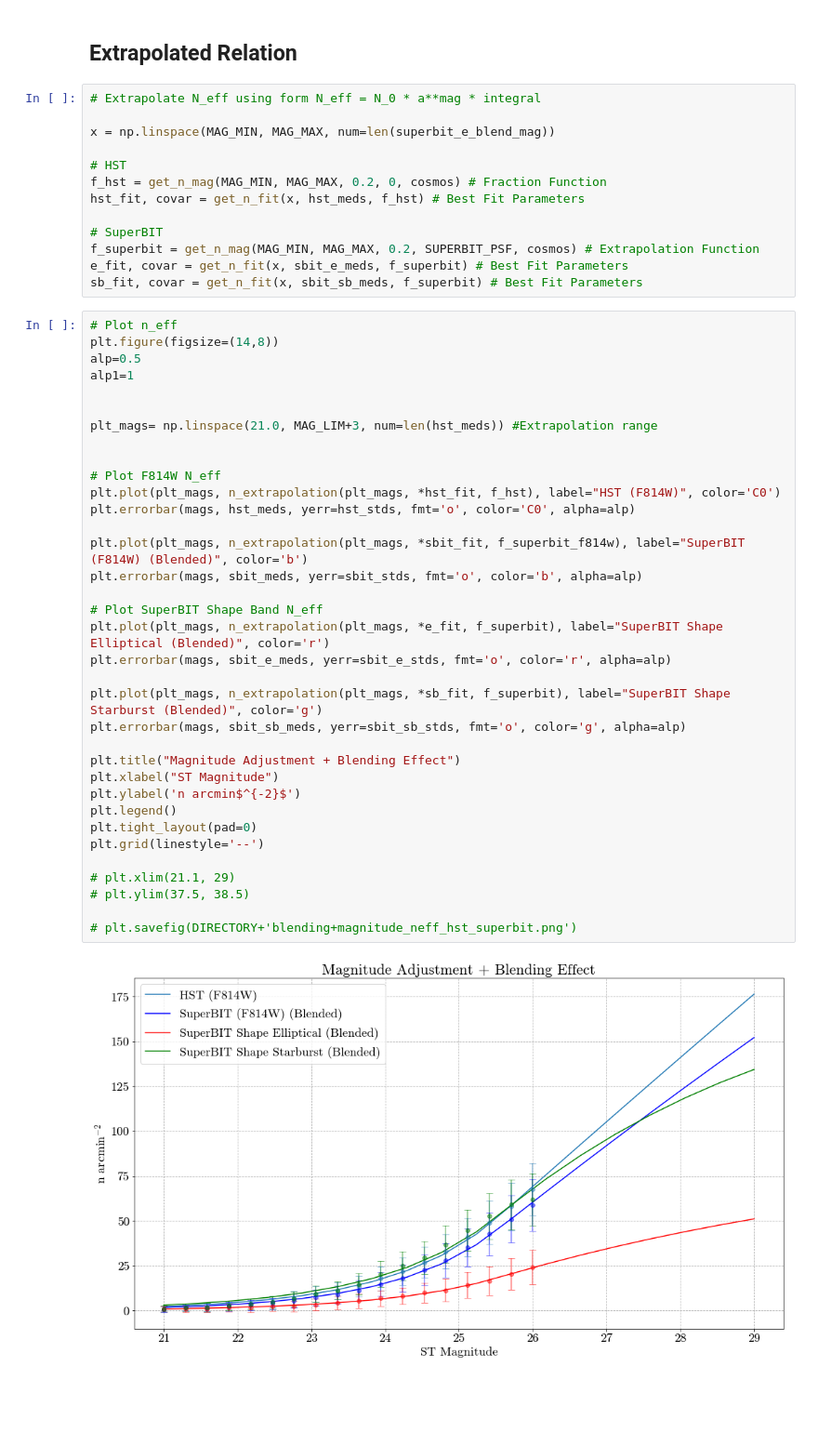
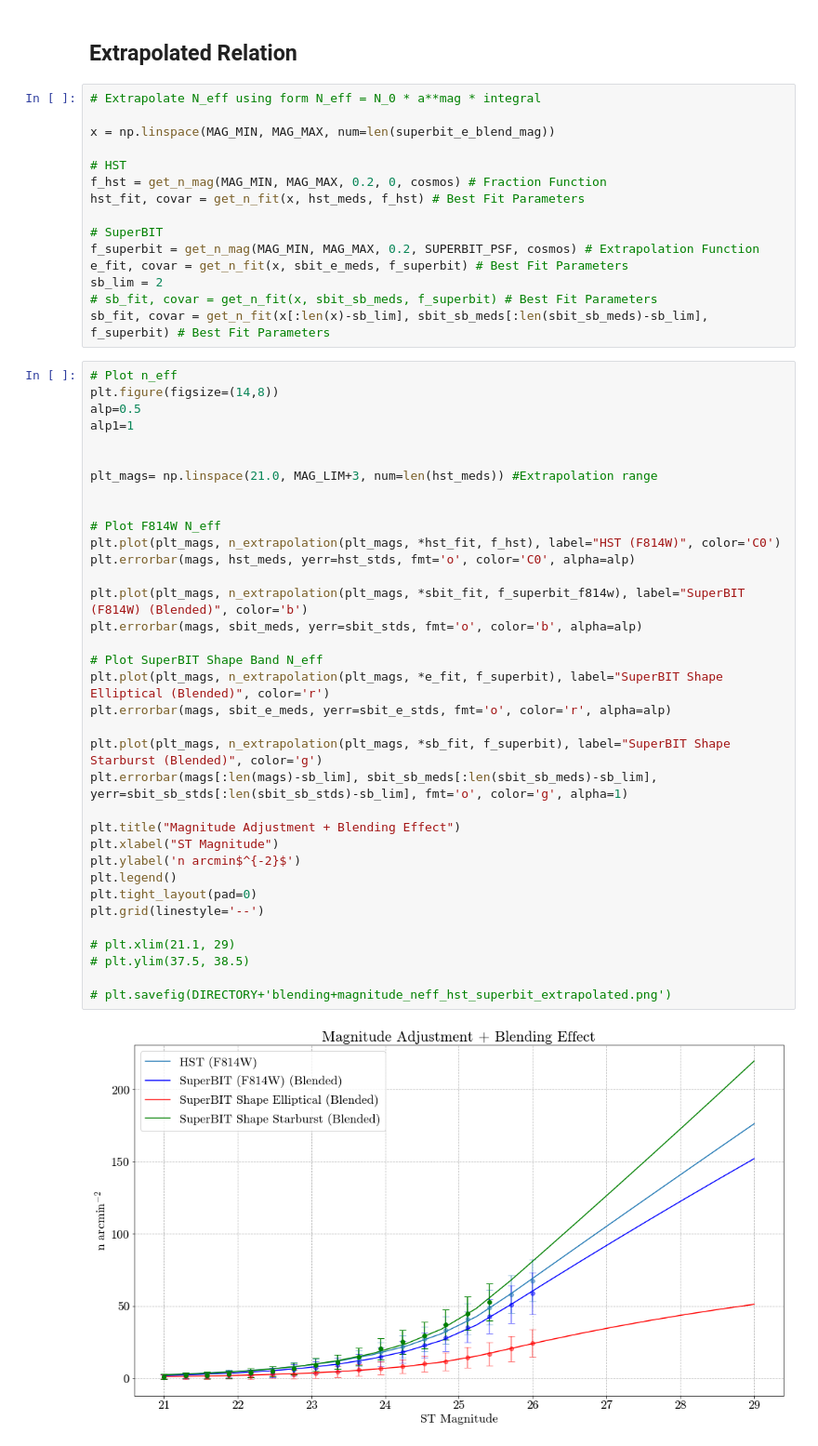
Before and after one commit to veome22/superbit_neff, a Jupyter notebook: neff_superbit.ipynb, the cells around one changed output. Shown at 93% size. Drawn from its saved outputs; the diff is of its cells as text; blank space fills up the shorter version.

```diff
--- a/neff_superbit.ipynb
+++ b/neff_superbit.ipynb
@@ -514,7 +571,9 @@ hst_fit, covar = get_n_fit(x, hst_meds, f_hst) # Best Fit Parameters
 # SuperBIT
 f_superbit = get_n_mag(MAG_MIN, MAG_MAX, 0.2, SUPERBIT_PSF, cosmos) # Extrapolation Function
 e_fit, covar = get_n_fit(x, sbit_e_meds, f_superbit) # Best Fit Parameters
-sb_fit, covar = get_n_fit(x, sbit_sb_meds, f_superbit) # Best Fit Parameters
+sb_lim = 2
+# sb_fit, covar = get_n_fit(x, sbit_sb_meds, f_superbit) # Best Fit Parameters
+sb_fit, covar = get_n_fit(x[:len(x)-sb_lim], sbit_sb_meds[:len(sbit_sb_meds)-sb_lim], f_superbit) # Best Fit Parameters
 # %%
 # Plot n_eff
 plt.figure(figsize=(14,8))
@@ -522,33 +581,33 @@ alp=0.5
 alp1=1
 
 
 plt_mags= np.linspace(21.0, MAG_LIM+3, num=len(hst_meds)) #Extrapolation range
 
 
 # Plot F814W N_eff
 plt.plot(plt_mags, n_extrapolation(plt_mags, *hst_fit, f_hst), label="HST (F814W)", color='C0')
 plt.errorbar(mags, hst_meds, yerr=hst_stds, fmt='o', color='C0', alpha=alp)
 
 plt.plot(plt_mags, n_extrapolation(plt_mags, *sbit_fit, f_superbit_f814w), label="SuperBIT (F814W) (Blended)", color='b')
 plt.errorbar(mags, sbit_meds, yerr=sbit_stds, fmt='o', color='b', alpha=alp)
 
 # Plot SuperBIT Shape Band N_eff
 plt.plot(plt_mags, n_extrapolation(plt_mags, *e_fit, f_superbit), label="SuperBIT Shape Elliptical (Blended)", color='r')
 plt.errorbar(mags, sbit_e_meds, yerr=sbit_e_stds, fmt='o', color='r', alpha=alp)
 
 plt.plot(plt_mags, n_extrapolation(plt_mags, *sb_fit, f_superbit), label="SuperBIT Shape Starburst (Blended)", color='g')
-plt.errorbar(mags, sbit_sb_meds, yerr=sbit_sb_stds, fmt='o', color='g', alpha=alp)
+plt.errorbar(mags[:len(mags)-sb_lim], sbit_sb_meds[:len(sbit_sb_meds)-sb_lim], yerr=sbit_sb_stds[:len(sbit_sb_stds)-sb_lim], fmt='o', color='g', alpha=1)
 
 plt.title("Magnitude Adjustment + Blending Effect")
 plt.xlabel("ST Magnitude")
 plt.ylabel('n arcmin$^{-2}$')
 plt.legend()
 plt.tight_layout(pad=0)
 plt.grid(linestyle='--')
 
 # plt.xlim(21.1, 29)
 # plt.ylim(37.5, 38.5)
 
-# plt.savefig(DIRECTORY+'blending+magnitude_neff_hst_superbit.png')
+# plt.savefig(DIRECTORY+'blending+magnitude_neff_hst_superbit_extrapolated.png')
 # %% [output]
-[figure, old version]
+[figure, new version]
```
Also changed, not shown: parts of 9 cells of this notebook.
